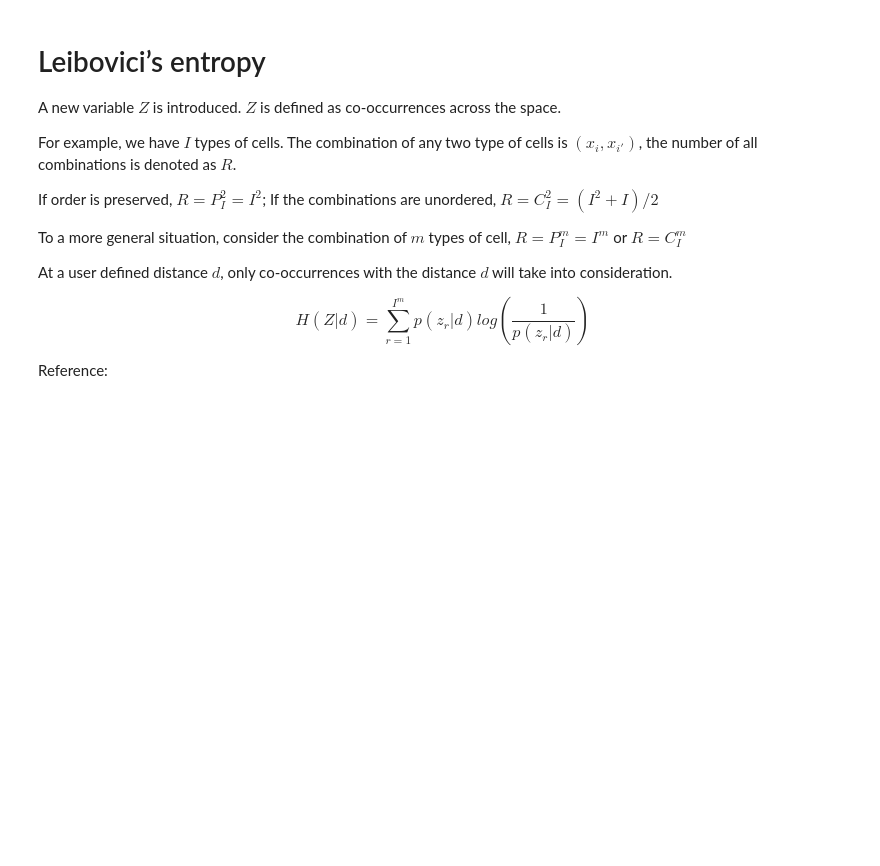
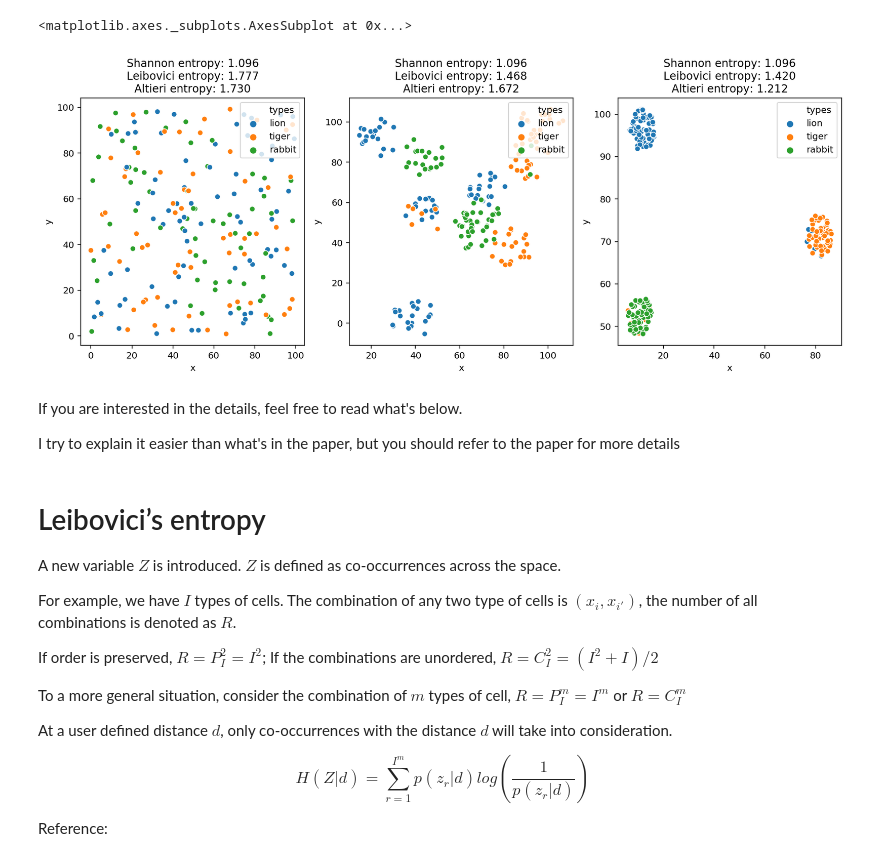
Before and after one commit to Mr-Milk/SpatialEntropy, a Jupyter notebook: example.ipynb, the cells around one changed output. Drawn from its saved outputs; the diff is of its cells as text; code cells hidden in the pictures; blank space fills up the shorter version.

```diff
--- a/example.ipynb
+++ b/example.ipynb
@@ -16,3 +86,18 @@ types = np.random.choice(range(30), 10000)
+# %%
+fig, (ax1, ax2, ax3) = plt.subplots(1,3, figsize=(15,5))
+plot_points(pp, types, ax=ax1,
+            title=f"Shannon entropy: {shan_ent:.3f}\nLeibovici entropy: {lb_ent1.entropy:.3f}\nAltieri entropy: {ae1.entropy:.3f}")
+plot_points(cpp1, cpp1_types, ax=ax2,
+            title=f"Shannon entropy: {shan_ent:.3f}\nLeibovici entropy: {lb_ent2.entropy:.3f}\nAltieri entropy: {ae2.entropy:.3f}")
+plot_points(cpp2, cpp2_types, ax=ax3,
+            title=f"Shannon entropy: {shan_ent:.3f}\nLeibovici entropy: {lb_ent3.entropy:.3f}\nAltieri entropy: {ae3.entropy:.3f}")
+# %% [output]
+<matplotlib.axes._subplots.AxesSubplot at 0x...>
+[figure, added]
+# %% [markdown]
+If you are interested in the details, feel free to read what's below.
+
+I try to explain it easier than what's in the paper, but you should refer to the paper for more details
 # %% [markdown]
 # Leibovici’s entropy
 
```
Also changed, not shown: parts of 23 cells of this notebook, 5 other files.
